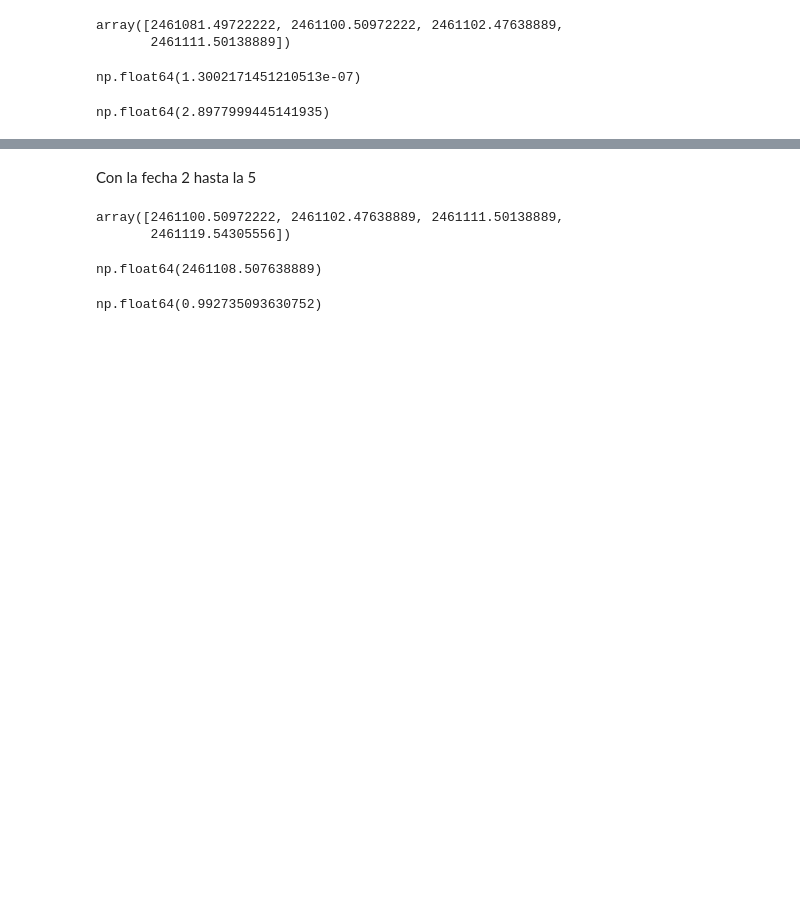
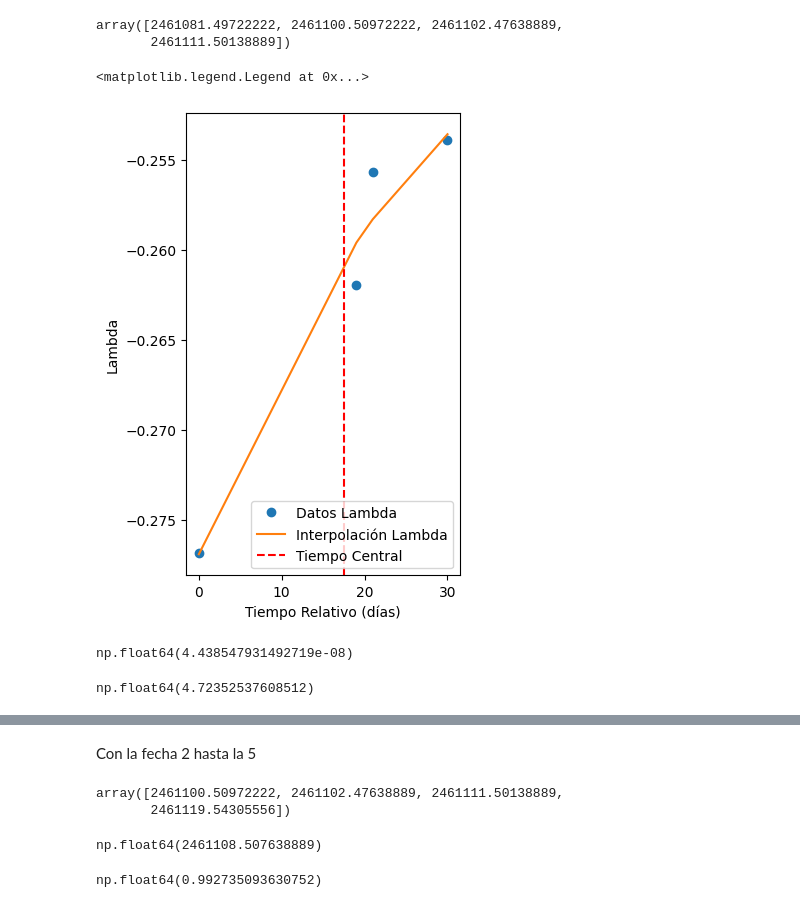
Before and after one commit to JessiDaniL/Proyecto_Experimental_Jupiter, a Jupyter notebook: calculo_rho.ipynb, the cells around one changed output, grey strips where cells are left out. Cells and saved outputs as stored; diff of their text form; code cells hidden in the pictures; blank space fills up the shorter version.

```diff
--- a/calculo_rho.ipynb
+++ b/calculo_rho.ipynb
@@ -33,11 +34,23 @@ for i in range(4):
 
 tiempo_relativo = tiempos_uso_jd_1 - tiempos_uso_jd_1[0]
 
-poly_lambda = np.polyfit(tiempo_relativo, rho[:, 0], 3)
-poly_mu = np.polyfit(tiempo_relativo, rho[:, 1], 3)
-poly_nu = np.polyfit(tiempo_relativo, rho[:, 2], 3)
+poly_lambda = np.polyfit(tiempo_relativo, rho[:, 0], 2)
+poly_mu = np.polyfit(tiempo_relativo, rho[:, 1], 2)
+poly_nu = np.polyfit(tiempo_relativo, rho[:, 2], 2)
 
 tiempo_central_reescalado = tiempo_central_1 - tiempos_uso_jd_1[0]
+# %%
+plt.figure(figsize=(12, 6))
+plt.subplot(1, 3, 1)
+plt.plot(tiempo_relativo, rho[:, 0], 'o', label='Datos Lambda')
+plt.plot(tiempo_relativo, np.polyval(poly_lambda, tiempo_relativo), '-', label='Interpolación Lambda')
+plt.axvline(tiempo_central_reescalado, color='r', linestyle='--', label='Tiempo Central')
+plt.xlabel('Tiempo Relativo (días)')
+plt.ylabel('Lambda')
+plt.legend()
+# %% [output]
+<matplotlib.legend.Legend at 0x...>
+[figure, added]
 # %%
 #Para lambda
 
@@ -112,13 +125,13 @@ matriz_D1 = np.array([
 D1 = k2* np.linalg.det(matriz_D1)
 D1
 # %% [output]
-np.float64(1.3002171451210513e-07)
+np.float64(4.438547931492719e-08)
 # %%
 #Intento preliminar
 intento = D1/D * (1/(0.99)**3 - 1/(5.2)**3)
 intento
 # %% [output]
-np.float64(2.8977999445141935)
+np.float64(4.72352537608512)
 # %%
 cos_phi = (l_val*X + mu_val*Y +nu_val*Z)/(R)
 
```
Also changed, not shown: parts of 11 cells of this notebook.
